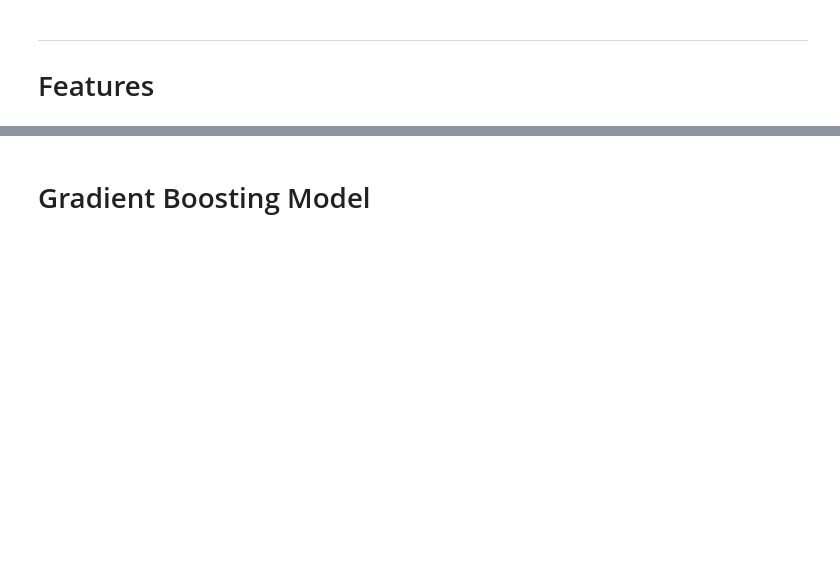
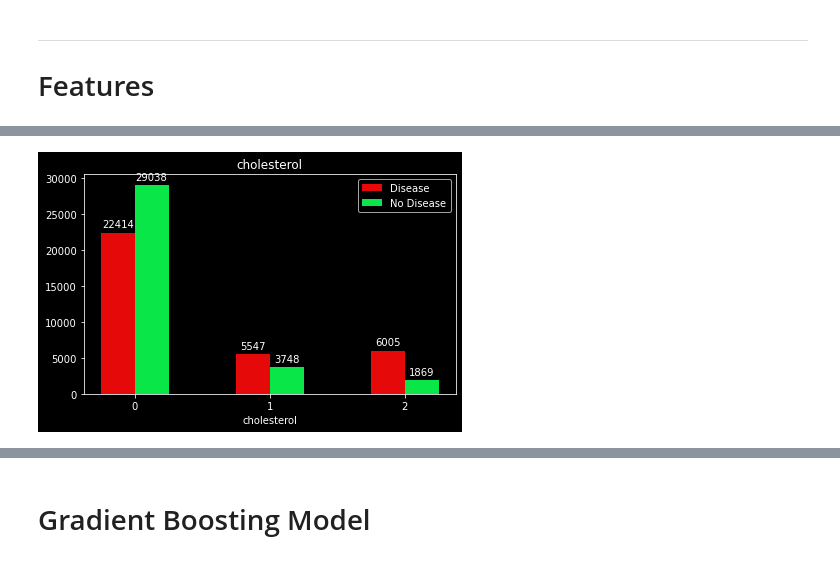
Before and after one commit to taylor-m/cardiovascular-disease-model, a Jupyter notebook: cardio_disease_classifier.ipynb, the cells around one changed output, grey strips where cells are left out. Cells and saved outputs as stored; diff of their text form; code cells hidden in the pictures; blank space fills up the shorter version.

```diff
--- a/cardio_disease_classifier.ipynb
+++ b/cardio_disease_classifier.ipynb
@@ -198,0 +226,59 @@ df.shape[0]
+# %%
+# feat = df[stat]
+# feat1 = df[df.disease == 1][stat].value_counts()
+# feat0 = df[df.disease == 0][stat].value_counts()
+feat = df["cholesterol"]
+feat1 = df[df.disease == 1]["cholesterol"].value_counts()
+feat0 = df[df.disease == 0]["cholesterol"].value_counts()
+#     d = {'no_disease':feat0, 'disease':feat1}
+#     f = pd.DataFrame(data=d)
+fig, ax = plt.subplots()
+#     st.write(f.style.background_gradient())
+# fig, ax = plt.subplots()
+width = 0.25
+cd = ax.bar(
+    x=feat1.index - width / 2,
+    height=feat1,
+    width=width,
+    color="#e60909",
+    label="Disease",
+)
+no_cd = ax.bar(
+    x=feat0.index + width / 2,
+    height=feat0,
+    width=width,
+    color="#09e648",
+    label="No Disease",
+)
+
+# Attach a text label above each bar in *rects*, displaying its height
+for rect in cd:
+    height = rect.get_height()
+    ax.annotate(
+        "{}".format(height),
+        xy=(rect.get_x() + rect.get_width() / 2, height),
+        xytext=(0, 3),  # 3 points vertical offset
+        textcoords="offset points",
+        ha="center",
+        va="bottom",
+    )
+for rect in no_cd:
+    height = rect.get_height()
+    ax.annotate(
+        "{}".format(height),
+        xy=(rect.get_x() + rect.get_width() / 2, height),
+        xytext=(0, 3),  # 3 points vertical offset
+        textcoords="offset points",
+        ha="center",
+        va="bottom",
+    )
+
+ax.set_xlabel("cholesterol")
+ax.set_xticks(feat.unique())
+ax.set_title("cholesterol")
+ax.legend()
+fig.tight_layout()
+plt.show()
+# st.pyplot(fig)
+# %% [output]
+[figure, added]
```
Also changed, not shown: parts of 37 cells of this notebook, 1 other file.
